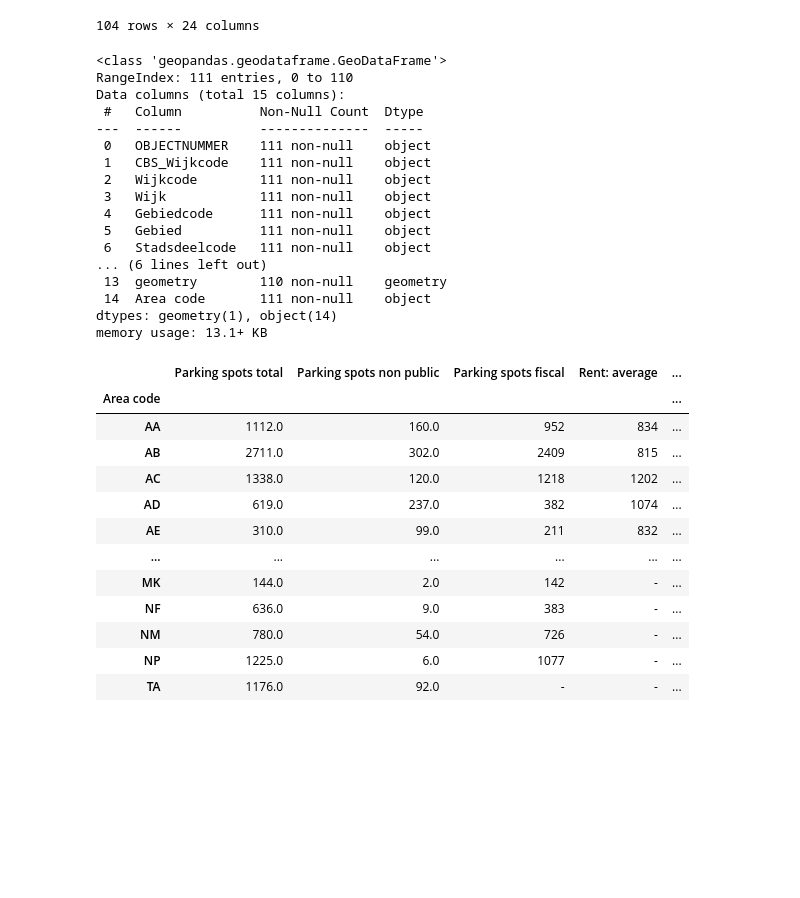
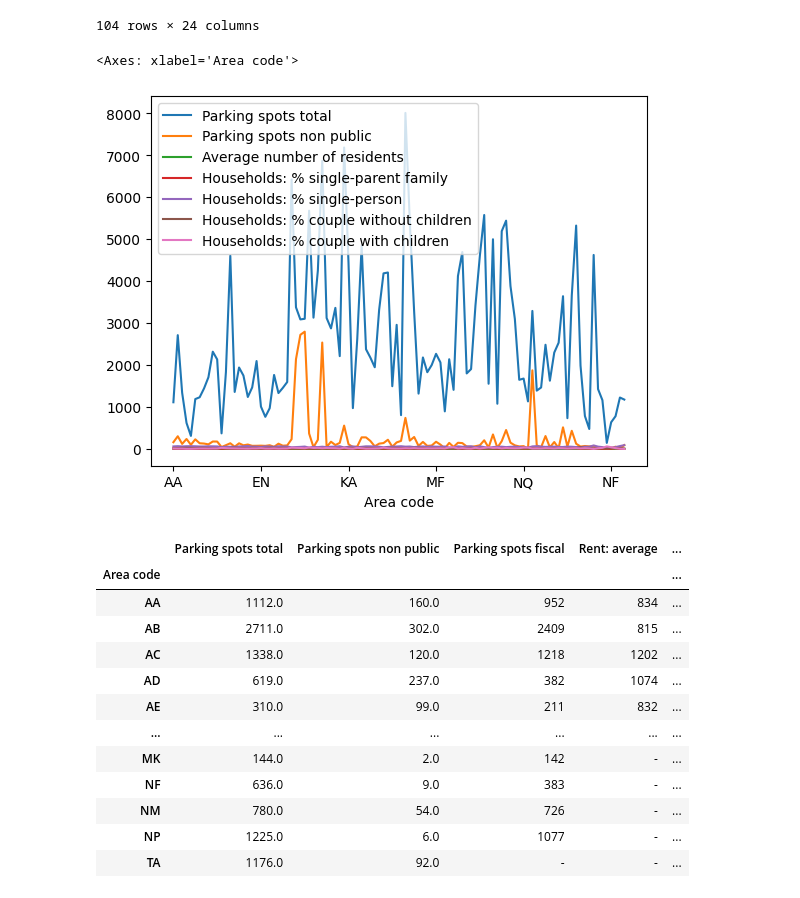
Before and after one commit to mannan272/data1, a Jupyter notebook: hackathon/team13.ipynb, the cells around one changed output. Drawn from its saved outputs; the diff is of its cells as text; code cells hidden in the pictures; blank space fills up the shorter version.

```diff
--- a/hackathon/team13.ipynb
+++ b/hackathon/team13.ipynb
@@ -163,26 +142,11 @@ df
 | NP | 1225.0 | 6.0 | 1077 | - | ... |
 | TA | 1176.0 | 92.0 | - | - | ... |
 104 rows × 24 columns
-# %%
-df_map.info()
-# %% [output]
-<class 'geopandas.geodataframe.GeoDataFrame'>
-RangeIndex: 111 entries, 0 to 110
-Data columns (total 15 columns):
- #   Column          Non-Null Count  Dtype
----  ------          --------------  -----
- 0   OBJECTNUMMER    111 non-null    object
- 1   CBS_Wijkcode    111 non-null    object
- 2   Wijkcode        111 non-null    object
- 3   Wijk            111 non-null    object
- 4   Gebiedcode      111 non-null    object
- 5   Gebied          111 non-null    object
- 6   Stadsdeelcode   111 non-null    object
-... (6 lines left out)
- 13  geometry        110 non-null    geometry
- 14  Area code       111 non-null    object
-dtypes: geometry(1), object(14)
-memory usage: 13.1+ KB
+# %%
+df.plot()
+# %% [output]
+<Axes: xlabel='Area code'>
+[figure, added]
 # %%
 df
 # %% [output]
```
Also changed, not shown: parts of 2 cells of this notebook.
